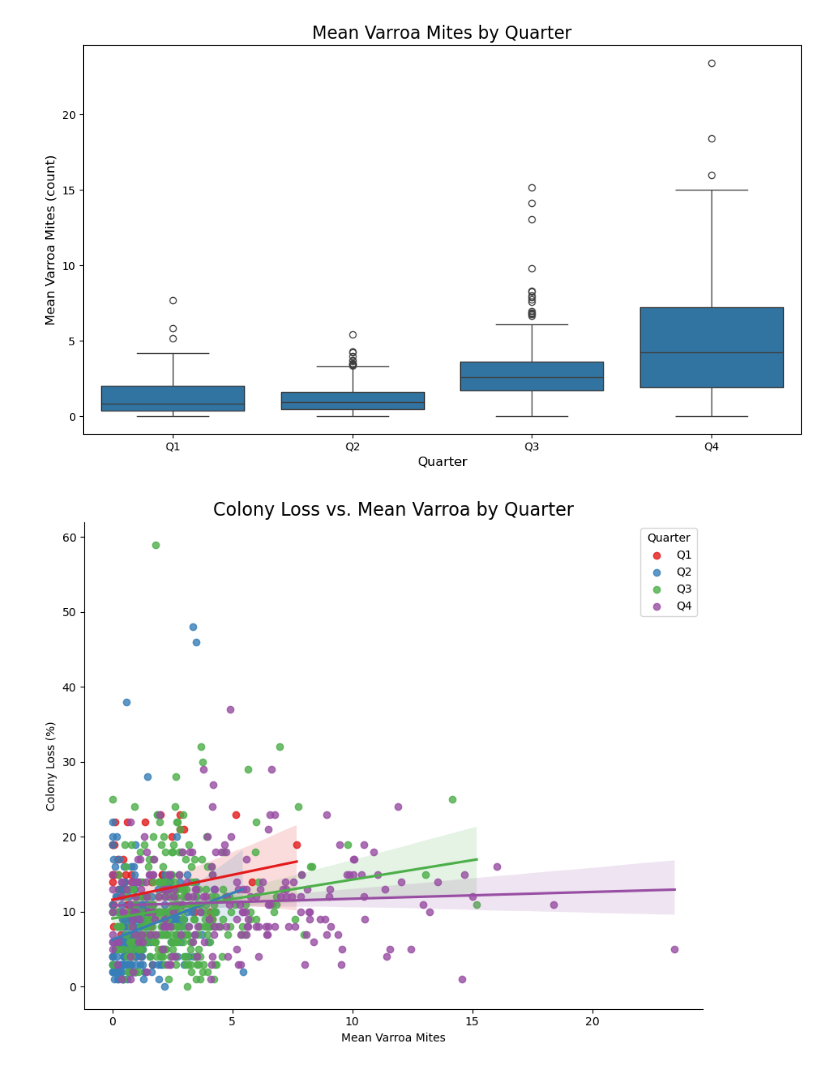
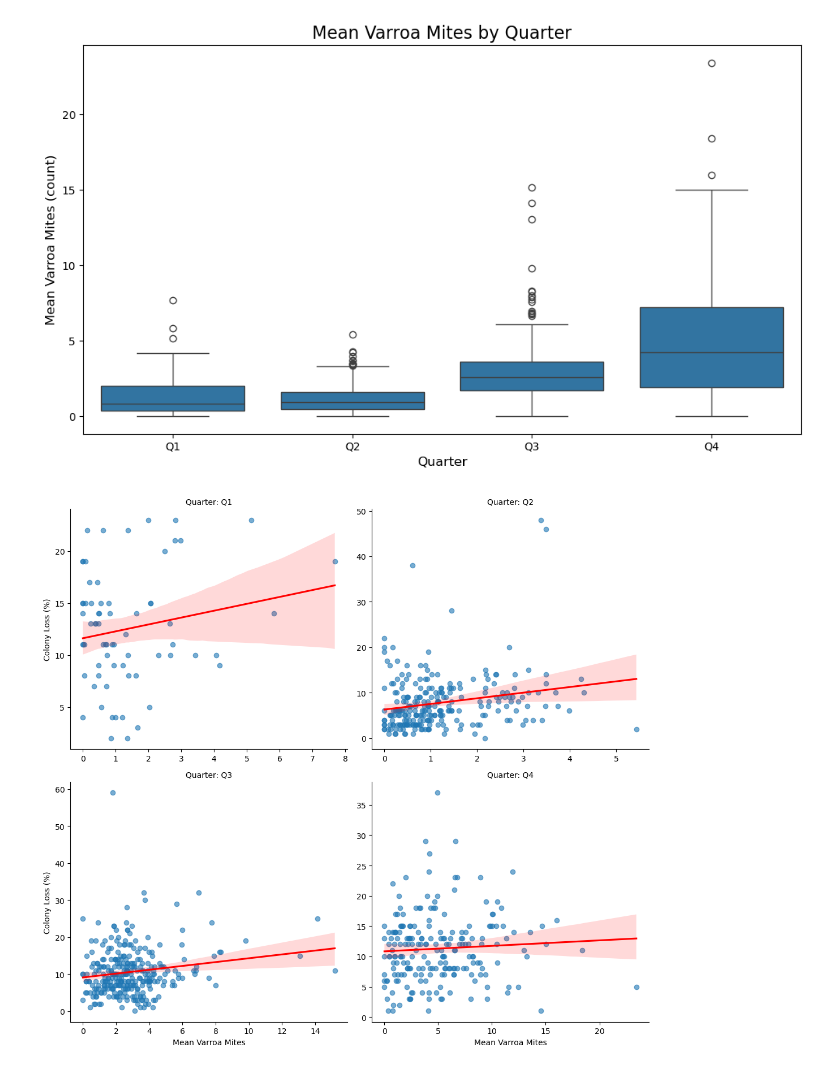
Before and after one commit to Erdos-Projects/fall-2025-bee-health-early-warning-system, a Jupyter notebook: notebooks/EDA.ipynb, the cells around one changed output. Saved outputs shown, nothing was run; the diff lists cells and outputs as text; code cells hidden in the pictures.

Commit message:
Updated EDA with better graphs

```diff
--- a/notebooks/EDA.ipynb
+++ b/notebooks/EDA.ipynb
@@ -98,8 +98,7 @@ plt.title('Bee Colony Loss % by Quarter', fontsize=16)
 plt.xlabel('Quarter', fontsize=12)
 plt.ylabel('Colony Loss (%)', fontsize=12)
 plt.tight_layout()
-plt.savefig('loss_by_quarter.png')
-print("Saved loss_by_quarter.png")
+print("Rendered loss_by_quarter figure")
 
 # Plot 2: Mean Varroa by Quarter
 plt.figure(figsize=(10, 6))
@@ -108,26 +107,22 @@ plt.title('Mean Varroa Mites by Quarter', fontsize=16)
 plt.xlabel('Quarter', fontsize=12)
 plt.ylabel('Mean Varroa Mites (count)', fontsize=12)
 plt.tight_layout()
-plt.savefig('varroa_by_quarter.png')
-print("Saved varroa_by_quarter.png")
+print("Rendered varroa_by_quarter figure")
 
-# Plot 3: Varroa vs. Bee Loss, colored by Quarter
-print("Generating Varroa vs. Loss plot...")
-lm = sns.lmplot(
-    x='Mean_Varroa',
-    y='Loss_Pct',
-    hue='Quarter',
+# Plot 3: Varroa vs. Bee Loss — 2×2 grid by quarter (no savefig)
+print("Generating 2×2 grid of Varroa vs. Loss by quarter...")
+g = sns.lmplot(
+    x='Mean_Varroa', y='Loss_Pct',
+    col='Quarter', col_order=quarter_order, col_wrap=2,
     data=bee_varroa_df,
-    height=7,
-    aspect=1.2,
-    palette='Set1',
-    facet_kws={"legend_out": False}
+    height=5, aspect=1.1,
+    scatter_kws={'alpha': 0.6}, line_kws={'color': 'red'},
+    facet_kws={'sharex': False, 'sharey': False, 'despine': True}
 )
-lm.ax.set_title('Colony Loss vs. Mean Varroa by Quarter', fontsize=16)
-lm.set_axis_labels('Mean Varroa Mites', 'Colony Loss (%)')
+g.set_axis_labels('Mean Varroa Mites', 'Colony Loss (%)')
+g.set_titles(col_template='Quarter: {col_name}')
 plt.tight_layout()
-plt.savefig('varroa_vs_loss_quarterly.png')
-print("Saved varroa_vs_loss_quarterly.png")
+print("Rendered 2×2 grid for varroa vs loss")
 
 # --- Part 2: Analyze Weather Data Separately ---
 print("\nLoading normalized weather data...")
@@ -158,8 +153,7 @@ if weather_df is not None:
         plt.xlabel('Quarter', fontsize=12)
         plt.ylabel('Normalized Temperature', fontsize=12)
         plt.tight_layout()
-        plt.savefig('temp_by_quarter.png')
-        print("Saved temp_by_quarter.png")
+        print("Rendered temp_by_quarter figure")
     else:
         print("Skipping temperature plot: columns 'Quarter' and 'tmpc' not both found.")
 
@@ -171,8 +165,7 @@ if weather_df is not None:
         plt.xlabel('Quarter', fontsize=12)
         plt.ylabel('Normalized Precipitation', fontsize=12)
         plt.tight_layout()
-        plt.savefig('precip_by_quarter.png')
-        print("Saved precip_by_quarter.png")
+        print("Rendered precip_by_quarter figure")
     else:
         print("Skipping precipitation plot: columns 'Quarter' and 'pcpn' not both found.")
 
@@ -196,7 +189,7 @@ Saved precip_by_quarter.png
 
 EDA complete.
 [figure]
 [figure]
-[figure, old version]
+[figure, new version]
 [figure]
 [figure]
```
Also changed, not shown: parts of 1 cell of this notebook, 1 other file.
